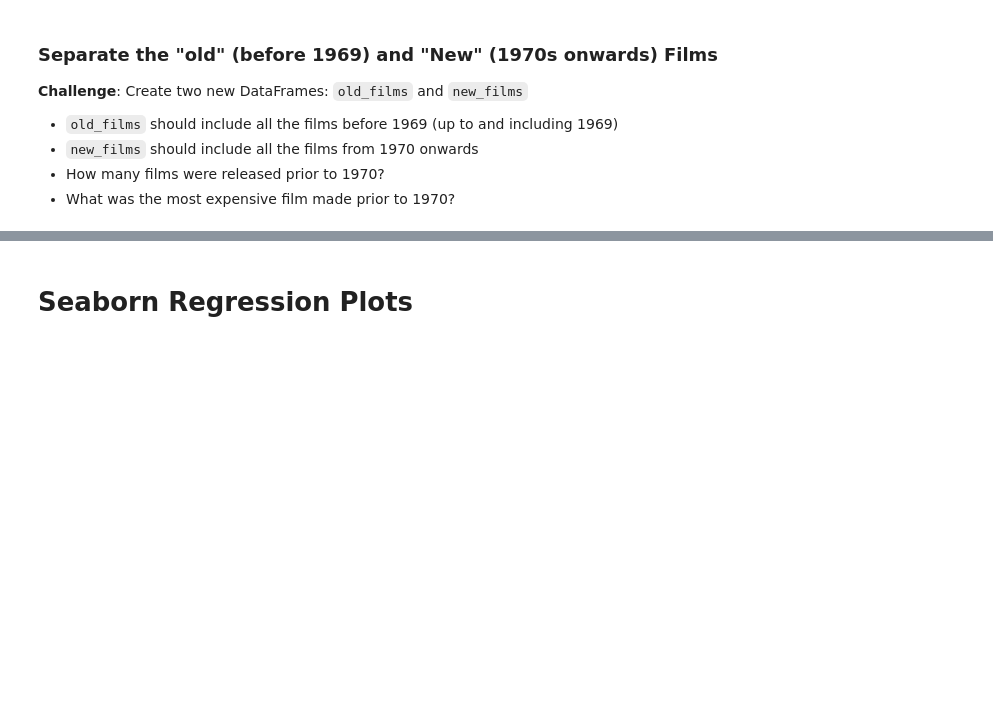
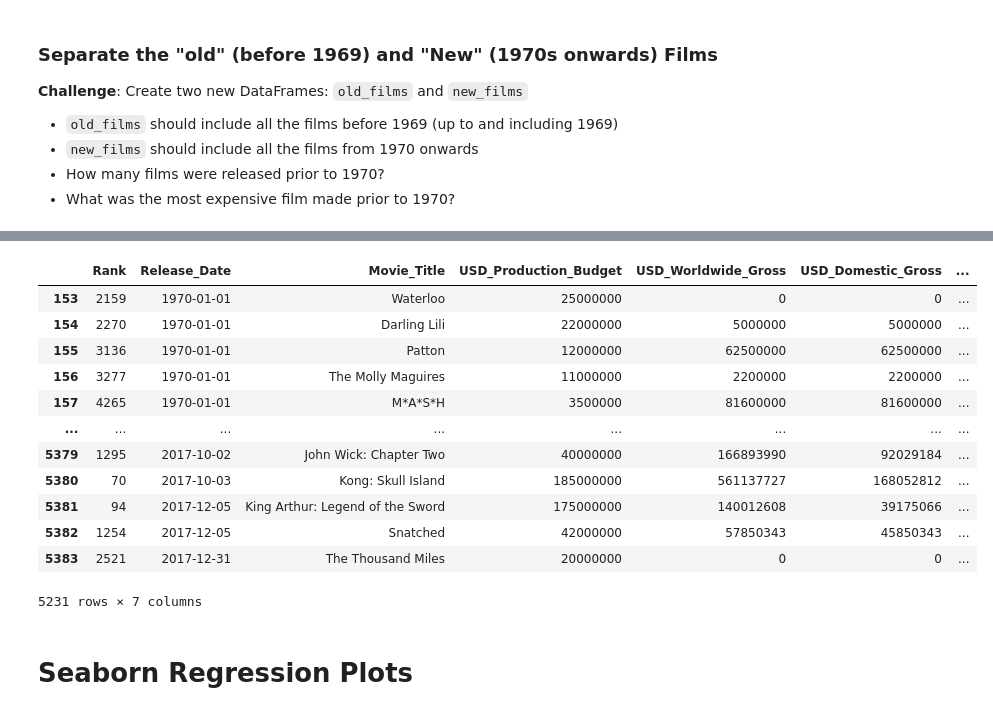
Before and after one commit to Soulbolt/day-78-linear-regression-data-visualisation-seaborn, a Jupyter notebook: Seaborn_and_Linear_Regression_(start).ipynb, the cells around one changed output, grey strips where cells are left out. Cells and saved outputs as stored; diff of their text form; code cells hidden in the pictures; blank space fills up the shorter version.

Commit message:
Complete Converting Years to Decades Trick, Seperate old and new Films Challenges.

```diff
--- a/Seaborn_and_Linear_Regression_(start).ipynb
+++ b/Seaborn_and_Linear_Regression_(start).ipynb
@@ -269,3 +269,6 @@ Here's how:
 <img src=https://i.imgur.com/5m06Ach.png width=650>
 3. Use floor division `//` to convert the year data to the decades of the films.
 4. Add the decades as a `Decade` column to the `data_clean` DataFrame.
+# %%
+dt_index = pd.DatetimeIndex(data_clean.Release_Date)
+years = dt_index.year
@@ -272,3 +284,7 @@ Here's how:
+# %%
+# We can do this for all years.
+decades = years//10*10
+data_clean["Decade"] = decades
 # %% [markdown]
 ### Separate the "old" (before 1969) and "New" (1970s onwards) Films
 
@@ -280,3 +318,20 @@ Here's how:
+# %%
+new_films = data_clean[data_clean.Decade >= 1970]
+new_films
+# %% [output]
+|  | Rank | Release_Date | Movie_Title | USD_Production_Budget | USD_Worldwide_Gross | USD_Domestic_Gross | ... |
+| 153 | 2159 | 1970-01-01 | Waterloo | 25000000 | 0 | 0 | ... |
+| 154 | 2270 | 1970-01-01 | Darling Lili | 22000000 | 5000000 | 5000000 | ... |
+| 155 | 3136 | 1970-01-01 | Patton | 12000000 | 62500000 | 62500000 | ... |
+| 156 | 3277 | 1970-01-01 | The Molly Maguires | 11000000 | 2200000 | 2200000 | ... |
+| 157 | 4265 | 1970-01-01 | M*A*S*H | 3500000 | 81600000 | 81600000 | ... |
+| ... | ... | ... | ... | ... | ... | ... | ... |
+| 5379 | 1295 | 2017-10-02 | John Wick: Chapter Two | 40000000 | 166893990 | 92029184 | ... |
+| 5380 | 70 | 2017-10-03 | Kong: Skull Island | 185000000 | 561137727 | 168052812 | ... |
+| 5381 | 94 | 2017-12-05 | King Arthur: Legend of the Sword | 175000000 | 140012608 | 39175066 | ... |
+| 5382 | 1254 | 2017-12-05 | Snatched | 42000000 | 57850343 | 45850343 | ... |
+| 5383 | 2521 | 2017-12-31 | The Thousand Miles | 20000000 | 0 | 0 | ... |
+5231 rows × 7 columns
 # %% [markdown]
 # Seaborn Regression Plots
 # %% [markdown]
```
Also changed, not shown: parts of 3 cells of this notebook.
